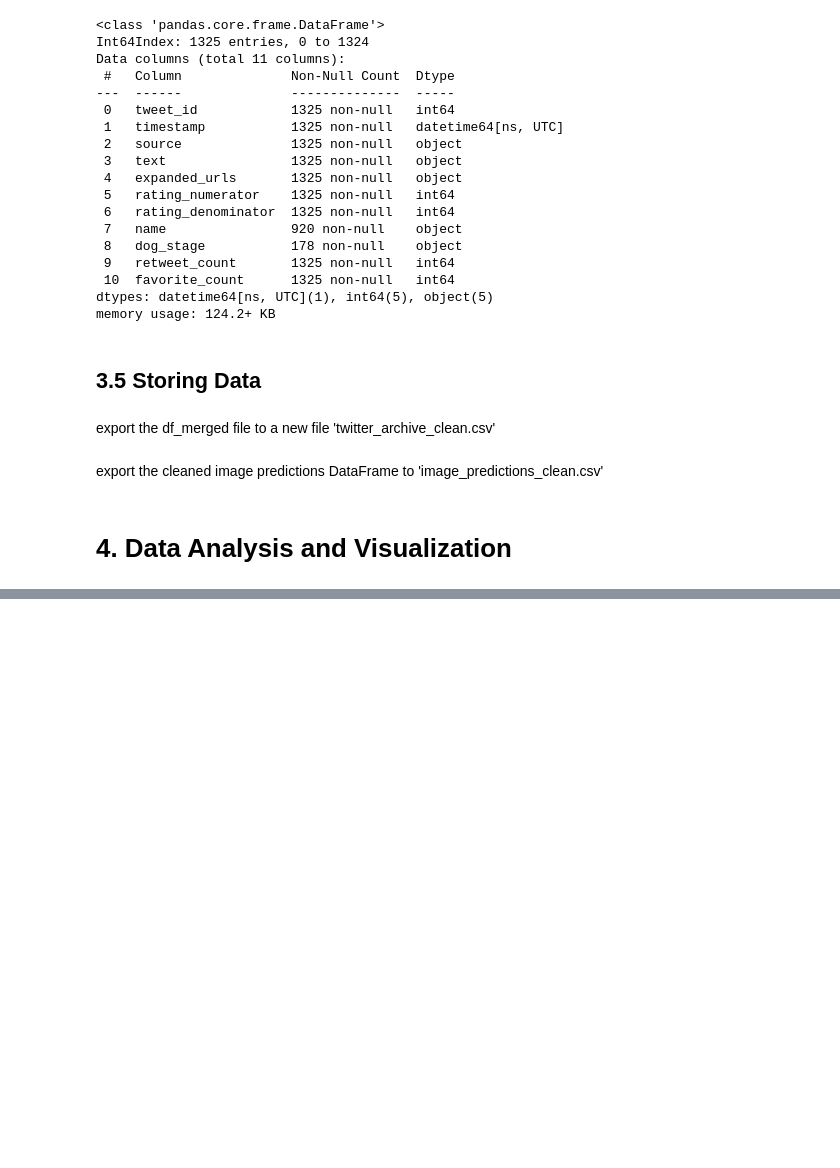
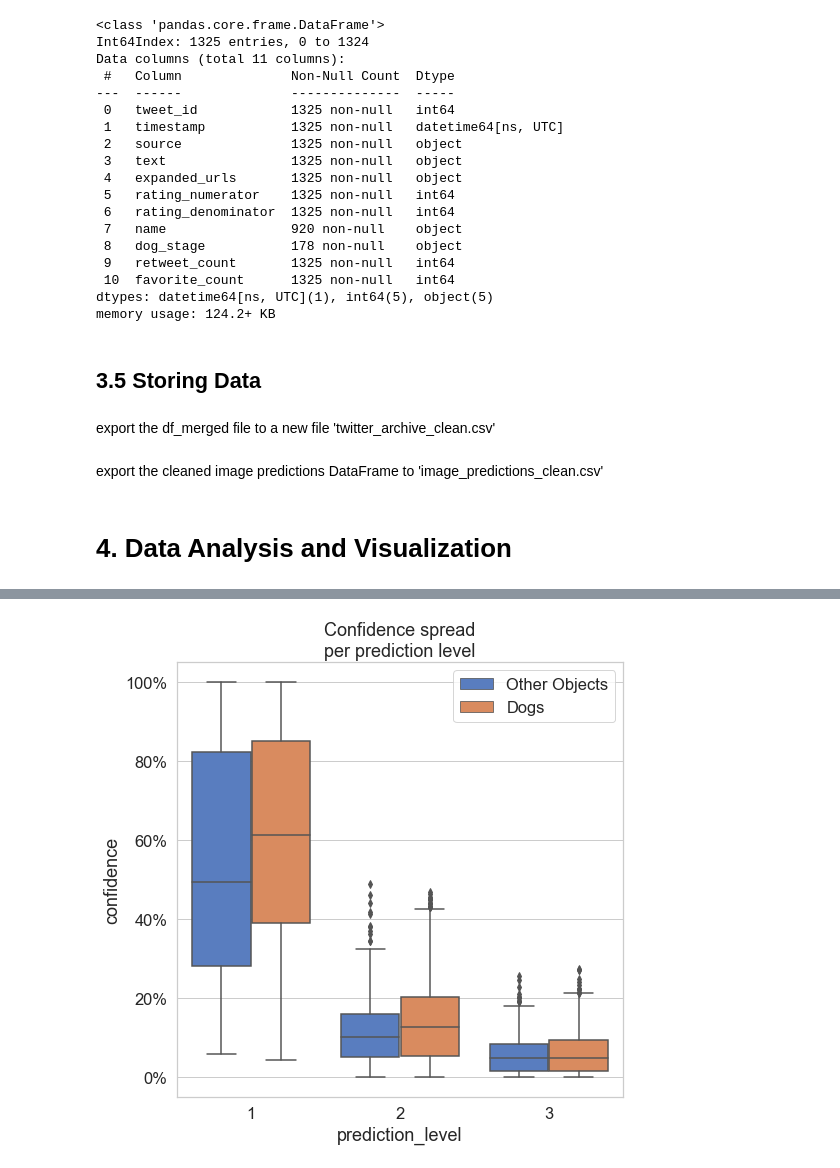
Before and after one commit to omarbassam88/we-rate-dogs, a Jupyter notebook: wrangle_act.ipynb, the cells around one changed output, grey strips where cells are left out. Cells and saved outputs as stored; diff of their text form; code cells hidden in the pictures; blank space fills up the shorter version.

```diff
--- a/wrangle_act.ipynb
+++ b/wrangle_act.ipynb
@@ -861,0 +870,13 @@ df_img.breed.value_counts().plot(kind='pie')
+# %%
+plt.figure(figsize=(8,8))
+
+ax = sns.boxplot(x='prediction_level',y='confidence',hue='breed',palette="muted",data=df_img)
+plt.title("Confidence spread\nper prediction level")
+ax.yaxis.set_major_formatter(mtick.PercentFormatter(1.0))
+L=plt.legend()
+L.get_texts()[0].set_text('Other Objects')
+L.get_texts()[1].set_text('Dogs')
+
+plt.show()
+# %% [output]
+[figure, added]
```
Also changed, not shown: parts of 45 cells of this notebook, 2 other files.
